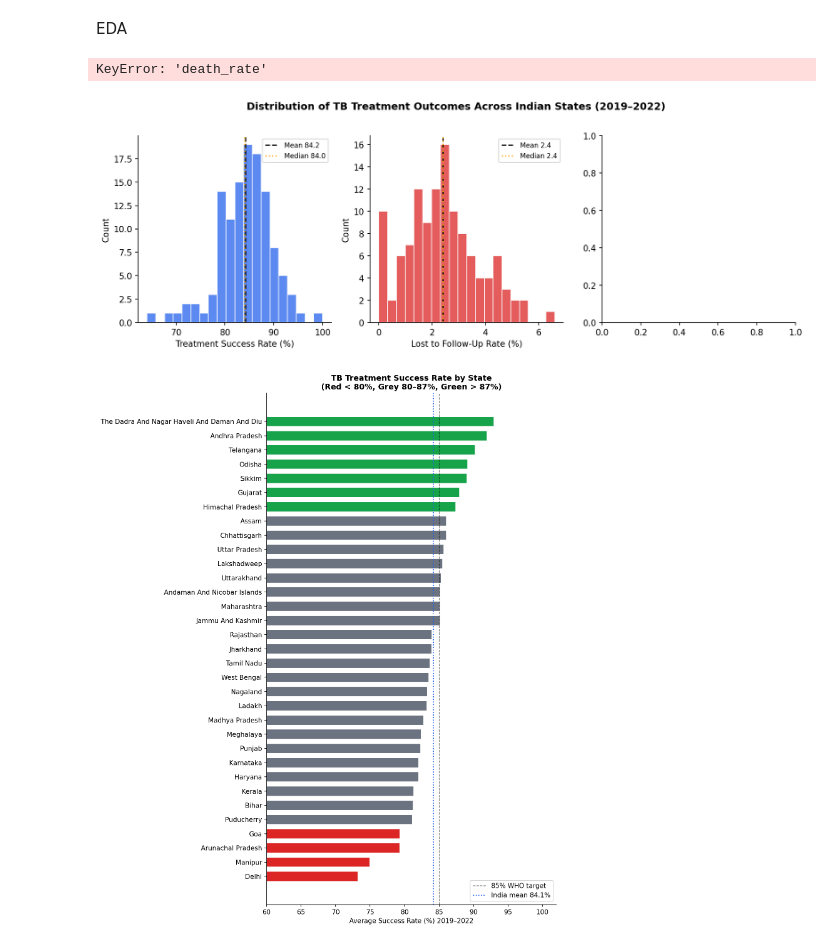
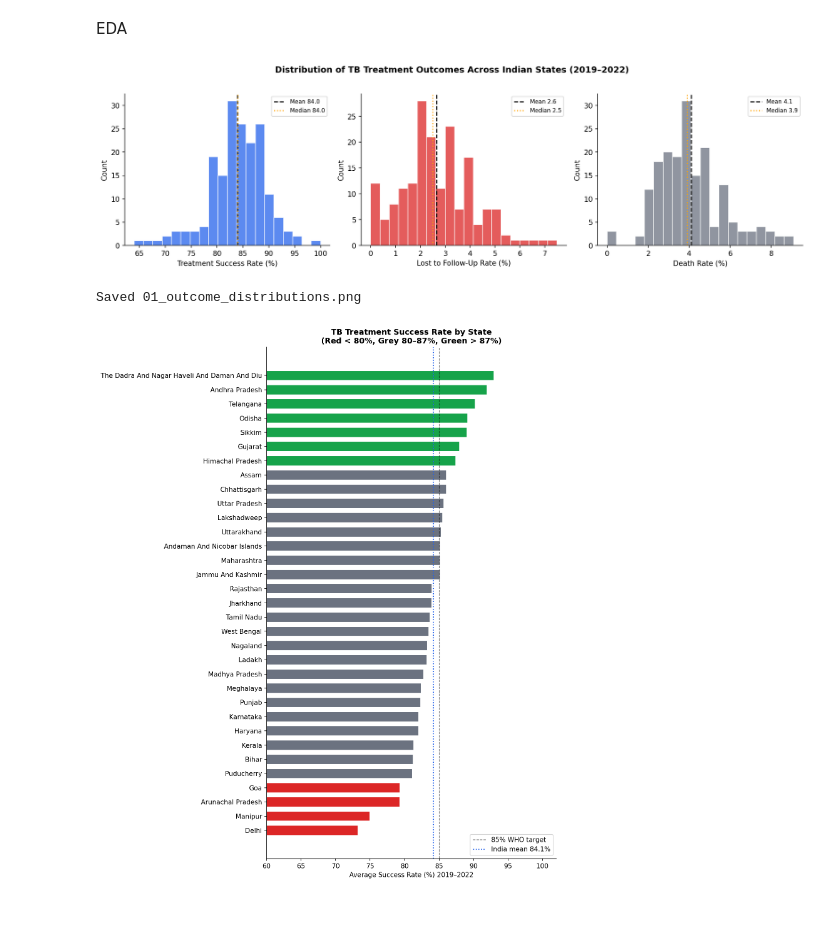
Before and after one commit to PranavAnand587/TB-Analysis, a Jupyter notebook: main.ipynb, the cells around one changed output. Cells and saved outputs as stored; diff of their text form; code cells hidden in the pictures; blank space fills up the shorter version.

Commit message:
Fix error in EDA

```diff
--- a/main.ipynb
+++ b/main.ipynb
@@ -1212,33 +1212,33 @@ GREEN  = "#16A34A"
 # %%
 # ── EDA BLOCK 1: outcome distributions ───────────────────────────────────────
 # What does the TB pipeline look like across states?
 
 fig, axes = plt.subplots(1, 3, figsize=(14, 4))
 fig.suptitle("Distribution of TB Treatment Outcomes Across Indian States (2019–2022)",
              fontsize=12, fontweight="bold", y=1.02)
 
 outcome_meta = [
     ("success_rate",  "Treatment Success Rate (%)", BLUE),
     ("ltfu_rate",     "Lost to Follow-Up Rate (%)",  RED),
     ("death_rate",    "Death Rate (%)",               GREY),
 ]
 
 for ax, (col, label, color) in zip(axes, outcome_meta):
-    data = spec1[col].dropna()
+    data = panel_full[col].dropna()
     ax.hist(data, bins=20, color=color, alpha=0.75, edgecolor="white")
     ax.axvline(data.mean(),   color="black",  lw=1.5, linestyle="--", label=f"Mean {data.mean():.1f}")
     ax.axvline(data.median(), color="orange", lw=1.5, linestyle=":",  label=f"Median {data.median():.1f}")
     ax.set_xlabel(label)
     ax.set_ylabel("Count")
     ax.legend(fontsize=8)
 
 plt.tight_layout()
 plt.savefig(FIG_DIR / "01_outcome_distributions.png", bbox_inches="tight")
 plt.show()
 print("Saved 01_outcome_distributions.png")
 # %% [output]
+[figure, new version]
-KeyError: 'death_rate'
+Saved 01_outcome_distributions.png
-[figure, old version]
 # %%
 # ── EDA BLOCK 2: state-level success rate ranking ────────────────────────────
 # Which states perform best/worst? Name them explicitly.
```
Also changed, not shown: parts of 2 cells of this notebook.
